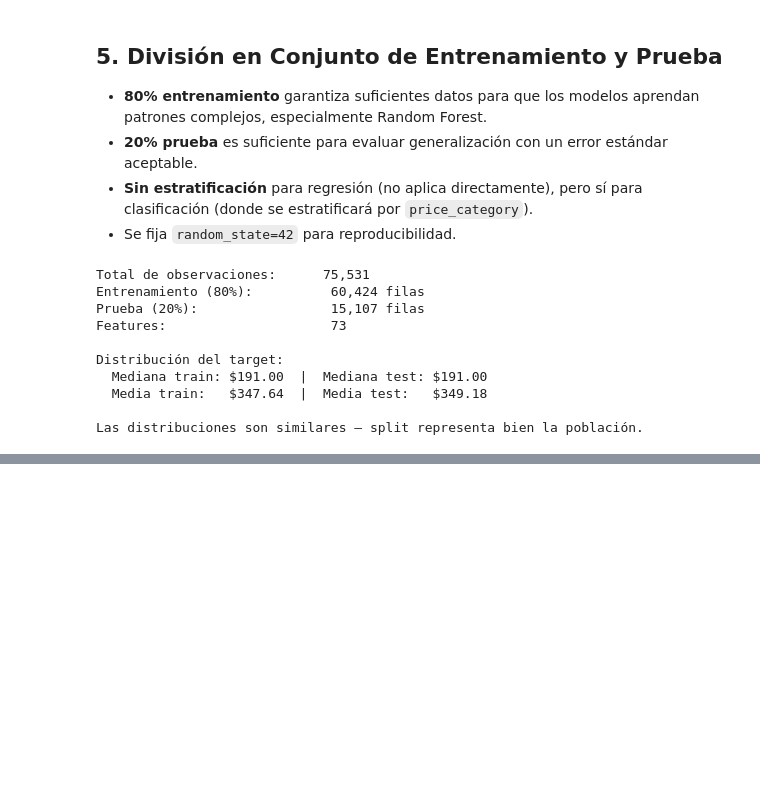
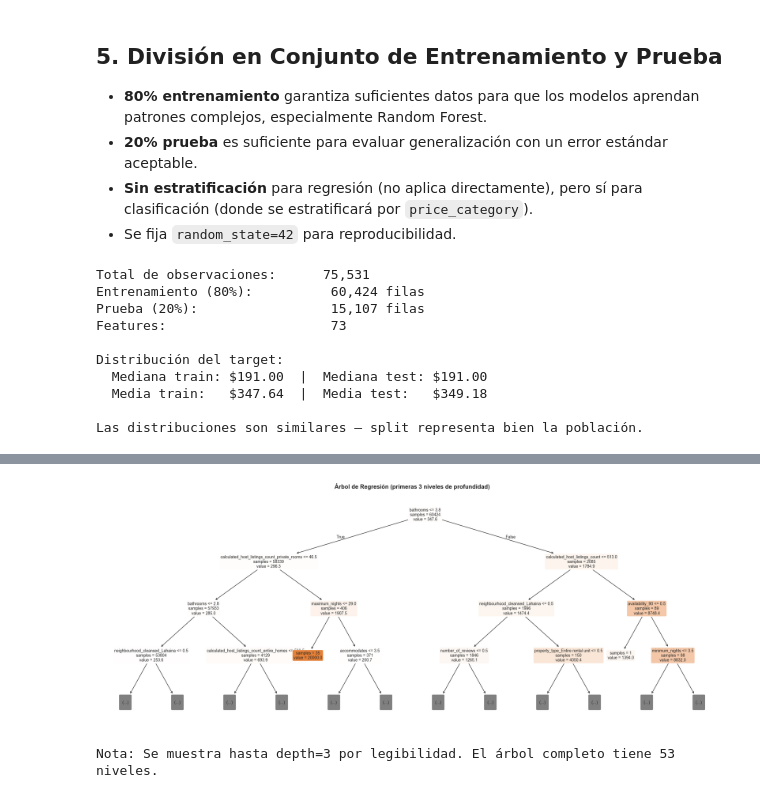
Before and after one commit to Branuvg/lab4_mineria, a Jupyter notebook: lab4.ipynb, the cells around one changed output, grey strips where cells are left out. Cells and saved outputs as stored; diff of their text form; code cells hidden in the pictures; blank space fills up the shorter version.

Commit message:
Árbol de Regresión – Modelo Base

```diff
--- a/lab4.ipynb
+++ b/lab4.ipynb
@@ -711,0 +716,22 @@ resultados_reg = []   # Almacenará comparaciones
+# %%
+# 6.1 Entrenamiento – árbol sin restricción de profundidad
+tree_base = DecisionTreeRegressor(random_state=42)
+tree_base.fit(X_train, y_train)
+
+y_pred_train_tb = tree_base.predict(X_train)
+y_pred_test_tb  = tree_base.predict(X_test)
+
+print(" ÁRBOL BASE (sin restricción)")
+print(f"Profundidad máxima alcanzada: {tree_base.get_depth()}")
+print(f"Número de hojas:              {tree_base.get_n_leaves()}")
+print()
+print("ENTRENAMIENTO")
+res = reg_metrics("Tree Base (Train)", y_train, y_pred_train_tb)
+print()
+print("PRUEBA")
+res = reg_metrics("Tree Base (Test)", y_test, y_pred_test_tb)
+resultados_reg.append(reg_metrics.__wrapped__(
+    "Tree Base", y_test, y_pred_test_tb) if hasattr(reg_metrics,'__wrapped__') else
+    {'modelo':'Tree Base','RMSE':round(np.sqrt(mean_squared_error(y_test,y_pred_test_tb)),2),
+     'MAE':round(mean_absolute_error(y_test,y_pred_test_tb),2),
+     'R2':round(r2_score(y_test,y_pred_test_tb),4)})
@@ -711,0 +752,21 @@ resultados_reg = []   # Almacenará comparaciones
+# %%
+# 6.2 Visualización del árbol (limitado a depth=3 para legibilidad)
+fig, ax = plt.subplots(figsize=(20, 8))
+plot_tree(tree_base,
+          max_depth=3,
+          feature_names=X_train.columns.tolist(),
+          filled=True,
+          rounded=True,
+          impurity=False,
+          precision=1,
+          ax=ax,
+          fontsize=9)
+ax.set_title('Árbol de Regresión (primeras 3 niveles de profundidad)', fontweight='bold')
+plt.tight_layout()
+plt.show()
+
+print("Nota: Se muestra hasta depth=3 por legibilidad. El árbol completo tiene",
+      tree_base.get_depth(), "niveles.")
+# %% [output]
+[figure, added]
+Nota: Se muestra hasta depth=3 por legibilidad. El árbol completo tiene 53 niveles.
```
Also changed, not shown: parts of 2 cells of this notebook.
